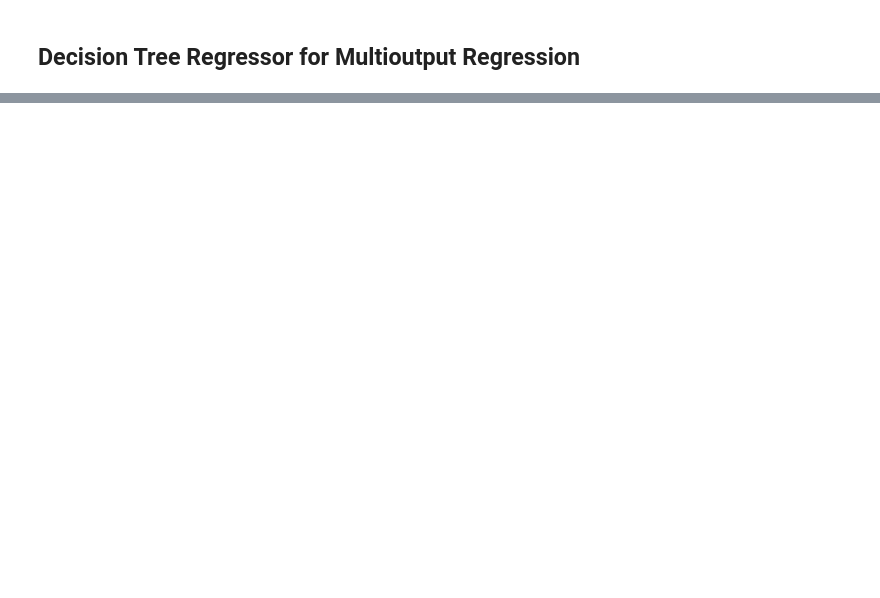
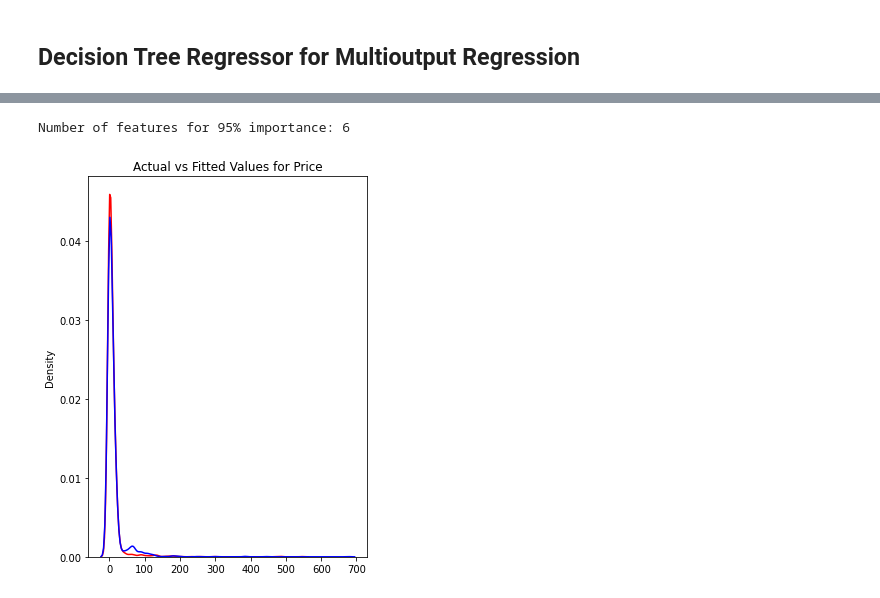
Before and after one commit to chabazite/DnD_Monsters, a Jupyter notebook: notebooks/5.0_ASI_Modeling.ipynb, the cells around one changed output, grey strips where cells are left out. Drawn from its saved outputs; the diff is of its cells as text; code cells hidden in the pictures; blank space fills up the shorter version.

```diff
--- a/notebooks/5.0_ASI_Modeling.ipynb
+++ b/notebooks/5.0_ASI_Modeling.ipynb
@@ -79,9 +81,15 @@ x_train, x_test, y_train, y_test = train_test_split(X,Y,test_size=0.3,random_sta
 # %% [markdown]
 ## Linear Regression for Multioutput Regression
 # %%
-model = MultiOutputRegressor(LinearRegression())
+model = (LinearRegression())
 model.fit(x_train, y_train)
 print("Training Score: ", model.score(x_train, y_train))
 print("Testing Score: ",model.score(x_test, y_test))
 yhat_l = model.predict(x_test)
+
+print("Mean squared error: %.2f" % mean_squared_error(y_test, yhat_l))
+# The coefficient of determination: 1 is perfect prediction
+print("Coefficient of determination: %.2f" % r2_score(y_test, yhat_l))
+scores = cross_val_score(model,X,Y,cv=5)
+print(scores.mean())
 # %% [output]
@@ -105,6 +125,15 @@ model_D = MultiOutputRegressor(DecisionTreeRegressor(random_state=0))
 model_D.fit(x_train, y_train)
 print("Training Score: ", model_D.score(x_train, y_train))
 print("Testing Score: ",model_D.score(x_test, y_test))
-yhat_l = model.predict(x_test)
+yhat_d = model_D.predict(x_test)
+
+baseline_MSE = mean_squared_error(y_test, yhat_d)
+baseline_r2 = r2_score(y_test, yhat_d)
+
+print("Mean squared error: %.2f" % baseline_MSE)
+# The coefficient of determination: 1 is perfect prediction
+print("Coefficient of determination: %.2f" % baseline_r2)
+scores = cross_val_score(model_D,X,Y,cv=5)
+print(scores.mean())
 # %% [output]
 Training Score:  0.9887761611262125
@@ -121,0 +228,22 @@ Testing Score:  0.6706652268979919
+# %%
+# Find number of features for cumulative importance of 95%
+# Add 1 because Python is zero-indexed
+print('Number of features for 95% importance:', np.where(cumulative_importances > 0.95)[0][0] + 1)
+# %% [output]
+Number of features for 95% importance: 6
+# %%
+
+plt.figure(figsize=(5, 7));
+
+
+ax = sns.distplot(y_test, hist=False, color="r", label="Actual Value");
+sns.distplot(yhat_d, hist=False, color="b", label="Fitted Values" , ax=ax);
+
+
+plt.title('Actual vs Fitted Values for Price');
+
+
+plt.show();
+plt.close();
+# %% [output]
+[figure, added]
```
Also changed, not shown: parts of 12 cells of this notebook, 1 other file.
